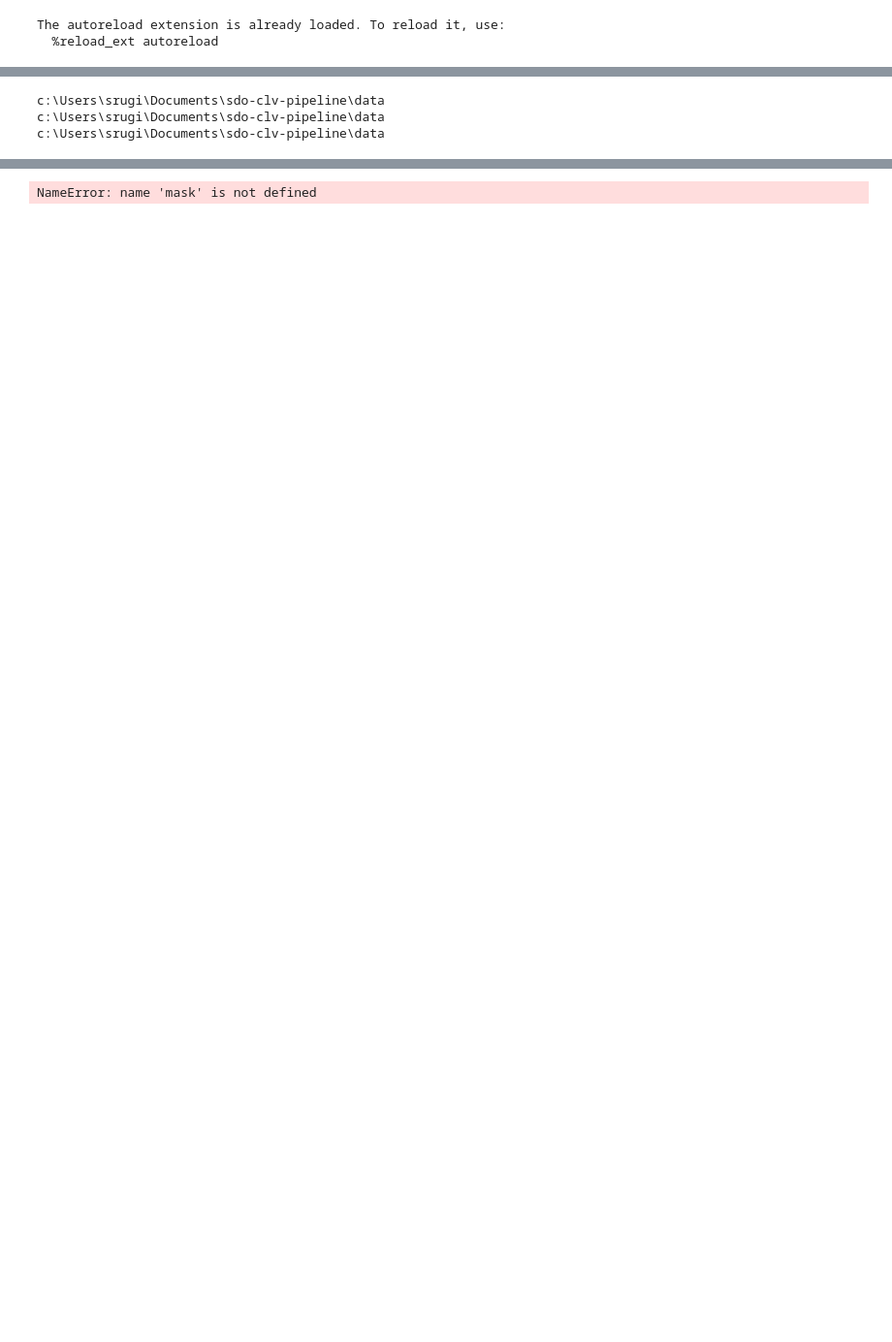
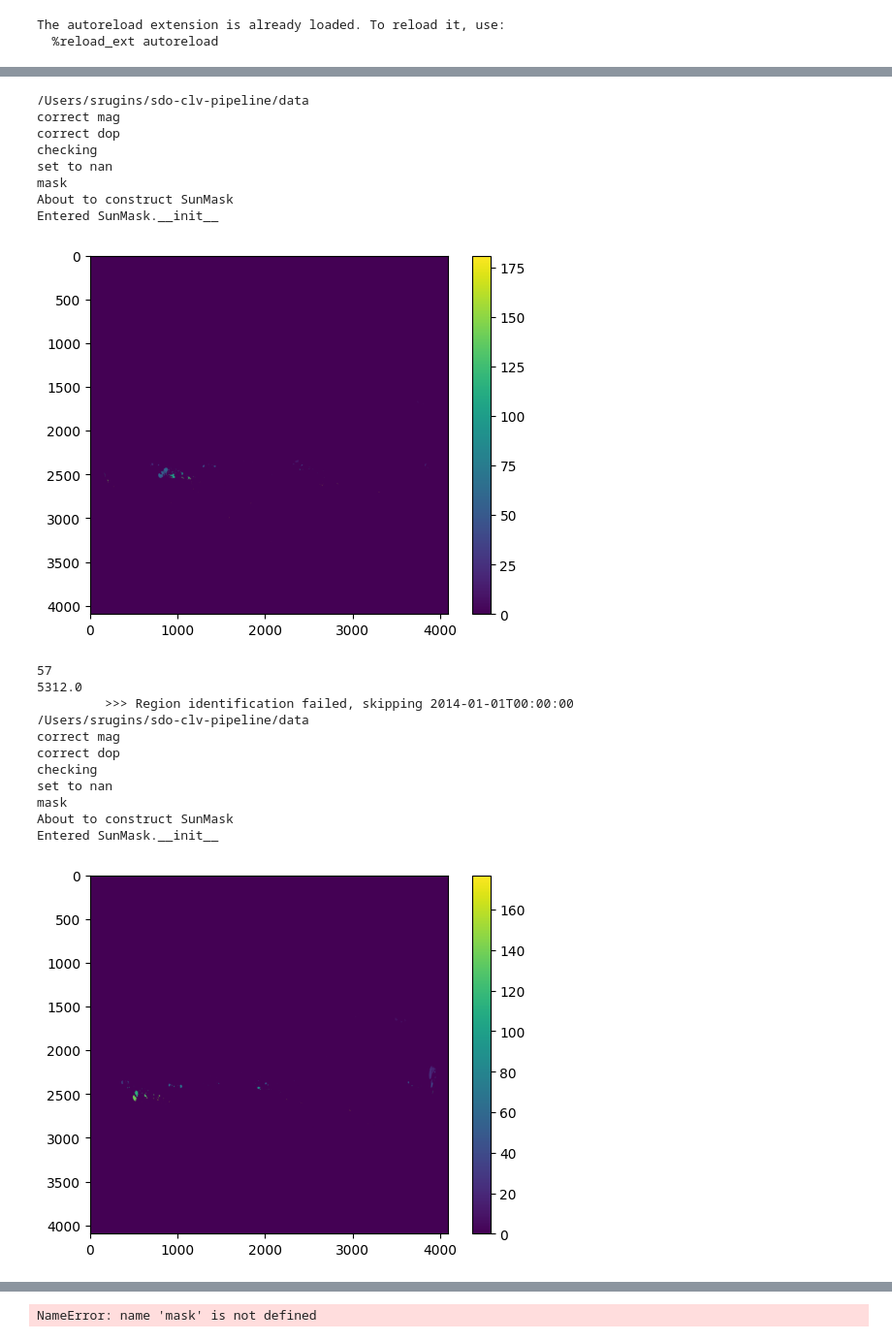
Before and after one commit to sruginski/sdo-clv-pipeline-main, a Jupyter notebook: sdo_clv_pipeline/demo_loop.ipynb, the cells around one changed output, grey strips where cells are left out. Shown at 97% size. Saved outputs shown, nothing was run; the diff lists cells and outputs as text; code cells hidden in the pictures; blank space fills up the shorter version.

```diff
--- a/sdo_clv_pipeline/demo_loop.ipynb
+++ b/sdo_clv_pipeline/demo_loop.ipynb
@@ -51,7 +51,7 @@ symbol = []
 left_moats = []
 right_moats = []
 
-for i in range (0,1):
+for i in range (0,5):
     # define the paths where files live
     con_file = os.path.join(data_dir, con_files[i])
     mag_file = os.path.join(data_dir, mag_files[i])
@@ -80,33 +80,51 @@ for i in range (0,1):
     # dop.calc_geometry()
     # con.inherit_geometry(dop)
     # mag.inherit_geometry(dop)
 
     # aia.rescale_to_hmi(con) # reproject onto plate scale of HMI images
 
     # # calculate the limb darkening correction
     # con.calc_limb_darkening()
     # aia.calc_limb_darkening()
 
     # # correct magnetogram for foreshortening
     # mag.correct_magnetogram()
 
     # # calculate differential rot., meridional circ., obs. vel, grav. redshift, cbs
     # dop.correct_dopplergram(fit_cbs=False)
 
     # # set values to nan for mu less than mu_thresh
     # mu_thresh = 0.1
     # con.mask_low_mu(mu_thresh)
     # dop.mask_low_mu(mu_thresh)
     # mag.mask_low_mu(mu_thresh)
     # aia.mask_low_mu(mu_thresh)
 
     # counter += 1
 
     # mask = SunMask(con, mag, dop, aia, moat_vels, moat_mags, moat_ints, moat_dilations, moat_thetas, moat_areas, moat_vals, counter, moat_avg_vels, symbol)
     # mask.mask_low_mu(mu_thresh)
 
     # label_moats_on_sun(mask)
 # %% [output]
-c:\Users\srugi\Documents\sdo-clv-pipeline\data
-c:\Users\srugi\Documents\sdo-clv-pipeline\data
-c:\Users\srugi\Documents\sdo-clv-pipeline\data
+/Users/srugins/sdo-clv-pipeline/data
+correct mag
+correct dop
+checking
+set to nan
+mask
+About to construct SunMask
+Entered SunMask.__init__
+[figure, added]
+57
+5312.0
+         >>> Region identification failed, skipping 2014-01-01T00:00:00
+/Users/srugins/sdo-clv-pipeline/data
+correct mag
+correct dop
+checking
+set to nan
+mask
+About to construct SunMask
+Entered SunMask.__init__
+[figure, added]
```
Also changed, not shown: parts of 2 cells of this notebook, 2 other files.
